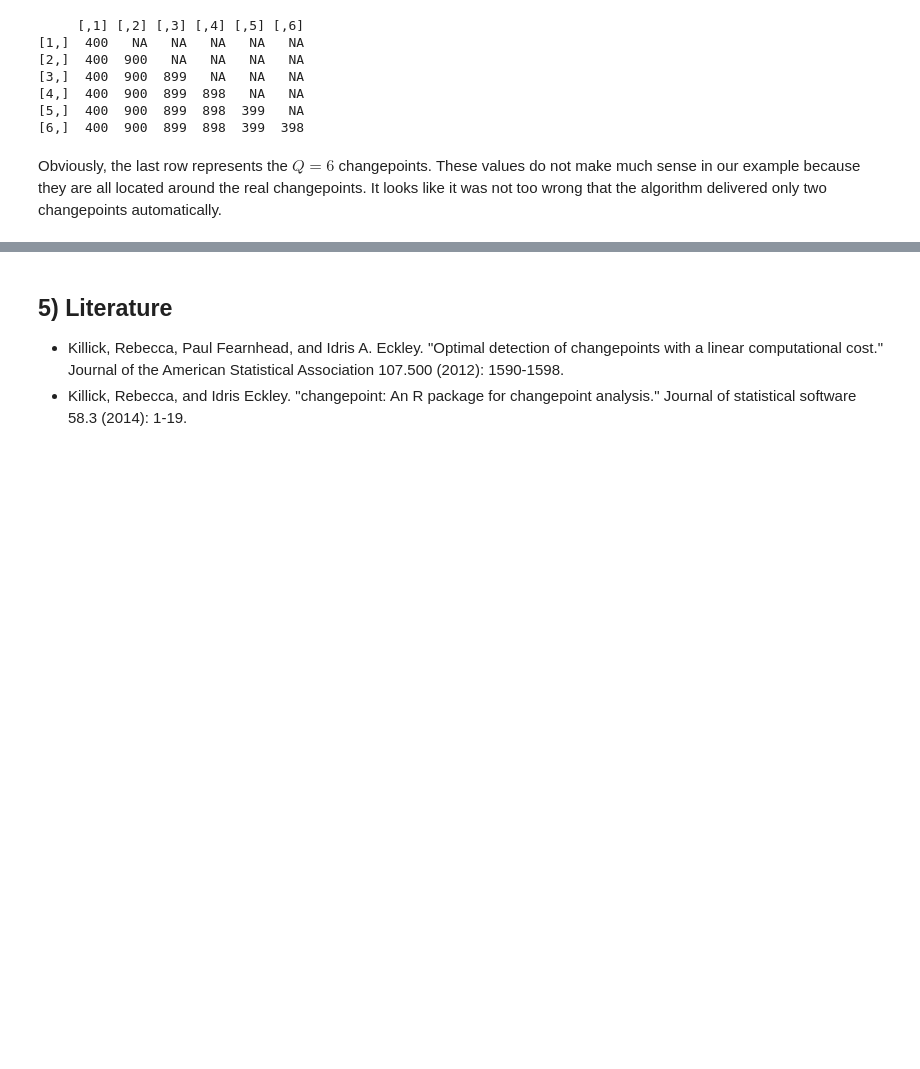
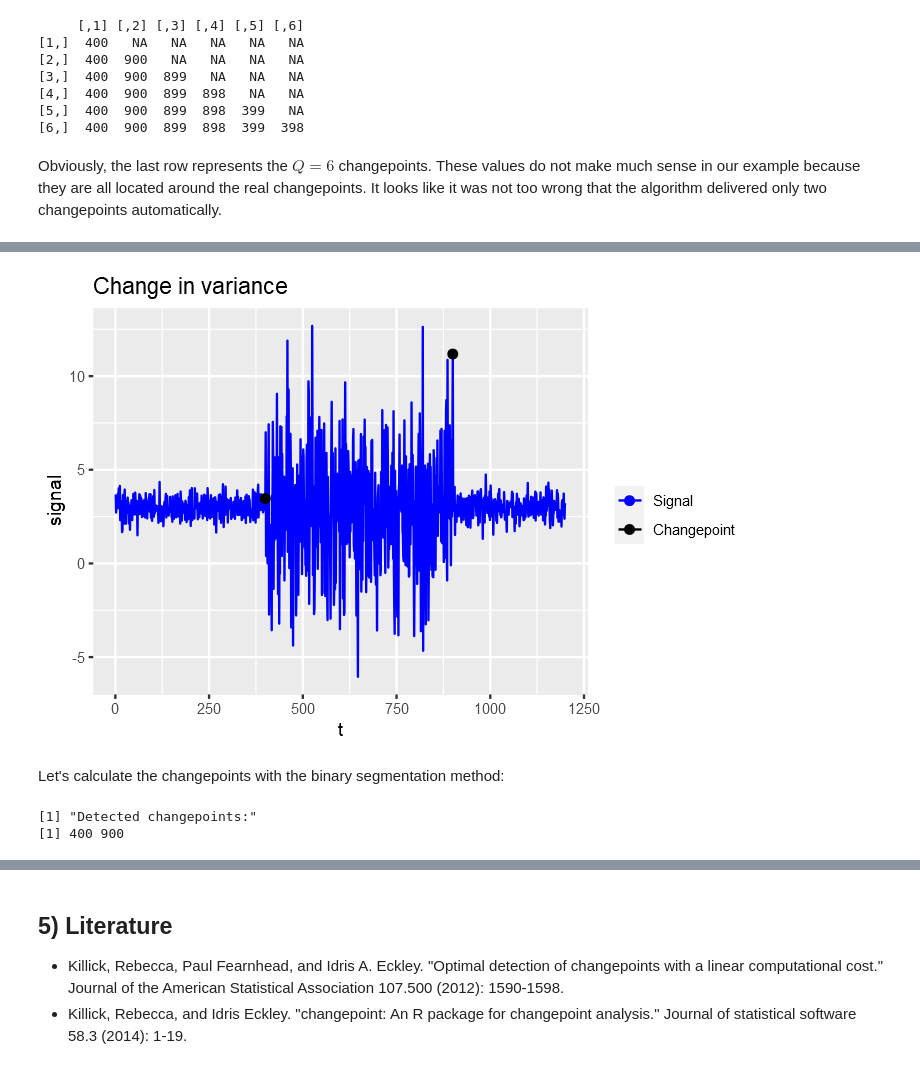
Before and after one commit to cschroth2/ChangepointAnalysis-Illustration_in_R, a Jupyter notebook: CP-detection-in-R_1_intro.ipynb, the cells around one changed output, grey strips where cells are left out. Saved outputs shown, nothing was run; the diff lists cells and outputs as text; code cells hidden in the pictures; blank space fills up the shorter version.

Commit message:
adding changes in variance

```diff
--- a/CP-detection-in-R_1_intro.ipynb
+++ b/CP-detection-in-R_1_intro.ipynb
@@ -204,0 +211,46 @@ Obviously, the last row represents the $Q=6$ changepoints. These values do not m
+# %%
+signal_length <- 1200
+my_changepoints <- c(400,900)
+set.seed(42) # comment to obtain slightly different signals
+
+###########################################
+# create the signal
+
+my_mean = 3
+signal <- rnorm(my_changepoints[1],my_mean,0.5)
+signal <- c(signal,rnorm(my_changepoints[2]-my_changepoints[1],my_mean,3))
+signal <- c(signal,rnorm(signal_length-my_changepoints[2],my_mean,0.5))
+# extend vector to dataframe
+t = seq(1,length(signal))
+signal2 <- data.frame(t,signal)
+# add column with changepoint values
+signal2$MyChangePoint <- NA
+for (i in 1:length(my_changepoints)){
+  signal2[my_changepoints[i], "MyChangePoint"] <- signal2[my_changepoints[i], "signal"]
+}
+# the actual plot
+ggplot() + ggtitle("Change in variance") +
+  geom_line(data = signal2, aes(x = t, y = signal, color = "blue")) +
+  geom_point(data = na.omit(signal2), aes(x = t, y = MyChangePoint, color = "black"), size = 2) +
+  scale_color_identity(name = "",
+                       breaks = c("blue", "black"),
+                       labels = c("Signal", "Changepoint"),
+                       guide = "legend")
+# %% [output]
+[figure, added]
+# %% [markdown]
+Let's calculate the changepoints with the binary segmentation method:
+# %%
+# cpt.var(): we want to detect changes in variance
+# "BinSeg": use the binary segmentation method
+# Q: maximum number of expected changepoints in signal
+tmp <- cpt.var(signal,method="BinSeg",Q=6)
+# extract changepoints
+my_bkps <- tmp@cpts
+# delete last element in list (last point of the signal is always interpreted as changepoint)
+my_bkps <- head(my_bkps, -1)
+print('Detected changepoints:')
+print(my_bkps)
+# %% [output]
+[1] "Detected changepoints:"
+[1] 400 900
```
Also changed, not shown: parts of 9 cells of this notebook.
